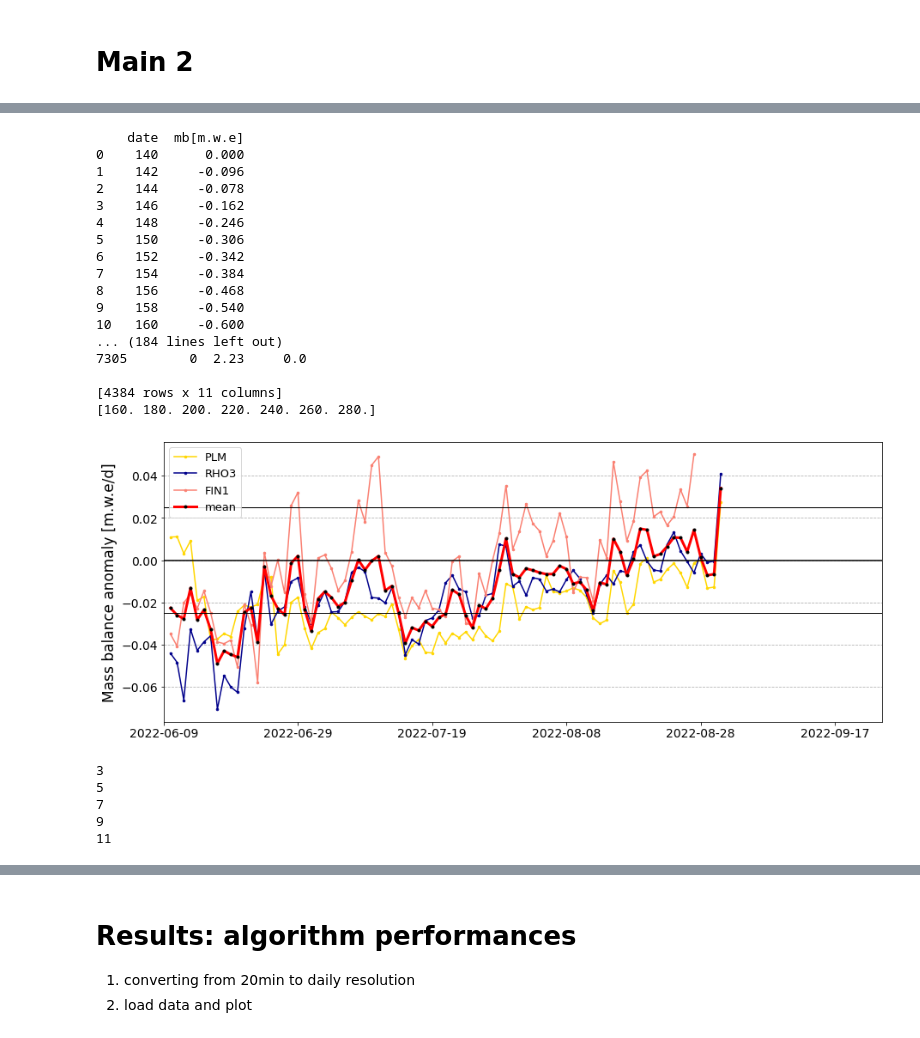
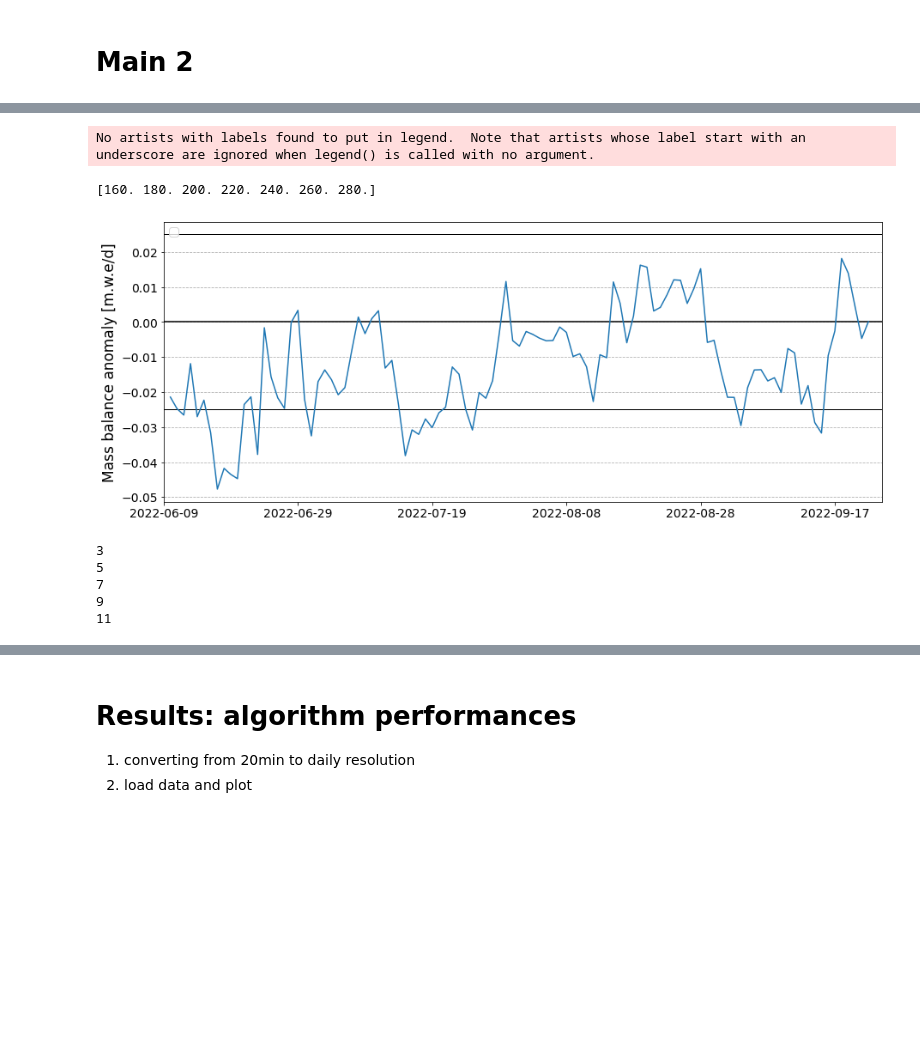
Before and after one commit to acremona/glacier-anomalies-at-point-scale, a Jupyter notebook: glacier_anomalies.ipynb, the cells around one changed output, grey strips where cells are left out. Drawn from its saved outputs; the diff is of its cells as text; code cells hidden in the pictures; blank space fills up the shorter version.

```diff
--- a/glacier_anomalies.ipynb
+++ b/glacier_anomalies.ipynb
@@ -821,9 +754,15 @@ stations = [1003, 1007, 1008]
 d0 = 210 - 50
 d1 = 265 #+10
 
-df_biases = pd.DataFrame(index=np.arange(d0,d1,1))
+
+df_biases_all = None
+df_mean_all = None
+df_mean=None
+df_biases = None
 
 for year in years:
+    del df_mean, df_biases
+    df_biases = pd.DataFrame(index=np.arange(d0,d1,1))
     if bias_only:
         fig1, ax1 = plt.subplots(figsize=(15, 6))
     for station in stations:
@@ -850,12 +789,12 @@ for year in years:
             #
         else:
             plt.ylabel('Diff. Holfuy - Clim. [m.w.e]')
-        try:
-            plt.plot(np.arange(d0,d1+1,1), df_biases.mean(axis=1), label='mean', linewidth=3, color='red',
-                    marker='.', markerfacecolor='black', markeredgecolor='black')
-        except:
-            plt.plot(np.arange(d0,d1,1), df_biases.mean(axis=1), label='mean', linewidth=3, color='red',
-                    marker='.', markerfacecolor='black', markeredgecolor='black')
+        #try:
+        #    plt.plot(np.arange(d0,d1+1,1), df_biases.mean(axis=1), label='mean', linewidth=3, color='red',
+        #            marker='.', markerfacecolor='black', markeredgecolor='black')
+        #except:
+        #    plt.plot(np.arange(d0,d1,1), df_biases.mean(axis=1), label='mean', linewidth=3, color='red',
+        #            marker='.', markerfacecolor='black', markeredgecolor='black')
 
         plt.plot([d0-2,d1+2],[0,0],color='black')
         plt.plot([d0-2,d1+2],[0.025,0.025],color='black', linewidth=1)
@@ -874,18 +813,26 @@ for year in years:
         ax1.tick_params(axis='both', which='major', labelsize=14)
         plt.ylabel('Mass balance anomaly [m.w.e/d]', fontsize=17)
         plt.legend(loc='upper left', fontsize=13)
-        #plt.savefig('C:\\Users\\Aaron\\Documents\\pubblications\\paper1_anomalies\\writing\\glacier_anomalies\\pictures\\anomalies_2022_intermediate.png')
-        plt.show()
+        #plt.savefig('C:\\Users\\Aaron\\Documents\\pubblications\\paper1_anomalies\\writing\\glacier_anomalies\\pictures\\anomalies_2019.png')
+        df_biases_all = pd.concat([df_biases_all, df_biases], axis=1)
 
-        df_mean = pd.DataFrame({'mean': df_biases.mean(axis=1)})
-        df_biases = pd.concat([df_biases, df_mean], axis=1)
+    df_mean = pd.DataFrame({'mean': df_biases.mean(axis=1)})
+    df_biases = pd.concat([df_biases, df_mean], axis=1)
+    plt.plot(df_mean)
+    plt.show()
+
+    if df_mean_all is None:
+        df_mean_all = df_mean
+    else:
+        df_mean_all = pd.concat([df_mean_all, df_mean], axis=0, ignore_index=True)
+        #df_mean_all = df_mean_all.reset_index()
         #df_biases = df_biases.rename(columns = {0: 'mean'}, inplace = True)
 
 names = ['FIN2', 'FIN1', 'PLM', 'RHO3', 'RHO2', 'RHO1']
 #for i, name in enumerate(names):
 #    fig, ax = plt.subplots(figsize=(10, 7))
 #    sns.regplot(x=df_biases[names[i]], y=df_biases[names[i+1]])
-#   try:
+#    try:
 #        (r, p) = pearsonr(df_biases[names[i]].dropna(), df_biases[names[i+1]].dropna())
 #        fig.text(0.25, 0.13, r)
 #    except:
@@ -894,10 +841,10 @@ names = ['FIN2', 'FIN1', 'PLM', 'RHO3', 'RHO2', 'RHO1']
 #    if i==len(names)-2:
 #        break
 
-corr = df_biases.corr()
-mask_ut=np.tril(np.ones((corr.shape))).astype(bool)
+#corr = df_biases.corr()
+#mask_ut=np.tril(np.ones((corr.shape))).astype(bool)
 
-annot_kws={'fontsize':13}
+#annot_kws={'fontsize':13}
 
 #swarm_plot = sns.heatmap(corr, mask=~mask_ut, cmap='Greens', vmin=0., annot=True, annot_kws= annot_kws)
 #swarm_plot.figure.axes[-1].yaxis.label.set_size(18)
@@ -906,7 +853,7 @@ annot_kws={'fontsize':13}
 #fig.savefig('C:\\Users\\Aaron\\Documents\\pubblications\\paper1_anomalies\\writing\\glacier_anomalies\\pictures\\corr_matrix_2021_wmean.png')
 #plt.show()
 
-ds_corr = corr.to_xarray()
+#ds_corr = corr.to_xarray()
 
 # AGGREGATION
 step = [3, 5, 7, 9, 11]
@@ -916,54 +863,40 @@ for ste in step:
     df_aggregated = pd.DataFrame()
     for i in df_biases.index:
         df_biases_copy = df_biases.copy()
         #if i<=171:
         #    pass
         if i%ste!=0:
             pass
         else:
             indexes_2drop = df_biases_copy[(df_biases_copy.index<i-((ste-1)/2)) | (df_biases_copy.index>i+((ste-1)/2))].index
             df_biases_copy = df_biases_copy.drop(indexes_2drop)
             df_biases_copy = df_biases_copy.sum(axis=0).to_frame().T
             df_aggregated = pd.concat([df_aggregated, df_biases_copy], axis=0)
     df_aggregated = df_aggregated.reset_index()
 
     df_aggregated = df_aggregated.drop('index', axis=1)
     df_aggregated = df_aggregated.replace(0.0, np.nan)
 
     corr = df_aggregated.corr()
     #print(corr)
-    ds_corr = xarray.concat([ds_corr, corr.to_xarray()], dim='aggregation')
+    #ds_corr = xarray.concat([ds_corr, corr.to_xarray()], dim='aggregation')
 
     mask_ut=np.tril(np.ones((corr.shape))).astype(bool)
 
     annot_kws={'fontsize':13}
 
     #swarm_plot = sns.heatmap(corr, mask=~mask_ut, cmap='Greens', vmin=0., annot=True, annot_kws= annot_kws)
     #swarm_plot.figure.axes[-1].yaxis.label.set_size(18)
     #sns.set(font_scale=1.2)
     #fig = swarm_plot.get_figure()
     #fig.savefig('C:\\Users\\Aaron\\Documents\\pubblications\\paper1_anomalies\\writing\\glacier_anomalies\\pictures\\corr_matrix_lab.png')
+df_mean_all
 # %% [output]
-    date  mb[m.w.e]
-0    140      0.000
-1    142     -0.096
-2    144     -0.078
-3    146     -0.162
-4    148     -0.246
-5    150     -0.306
-6    152     -0.342
-7    154     -0.384
-8    156     -0.468
-9    158     -0.540
-10   160     -0.600
-... (184 lines left out)
-7305        0  2.23     0.0
-
-[4384 rows x 11 columns]
-[160. 180. 200. 220. 240. 260. 280.]
+No artists with labels found to put in legend.  Note that artists whose label start with an underscore are ignored when legend() is called with no argument.
+[160. 180. 200. 220. 240. 260. 280.]
-[figure, old version]
+[figure, new version]
-3
-5
-7
-9
-11
+3
+5
+7
+9
+11
```
Also changed, not shown: parts of 51 cells of this notebook.
